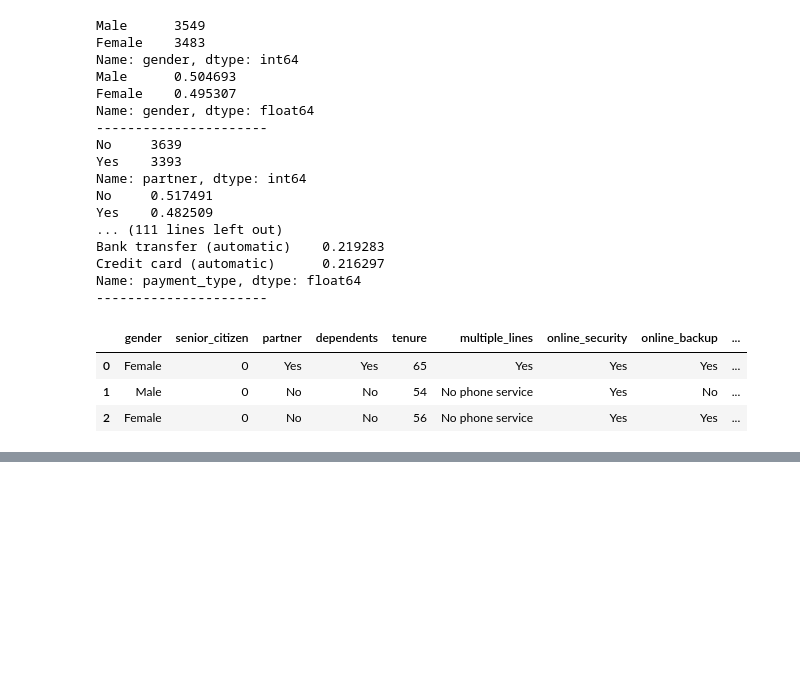
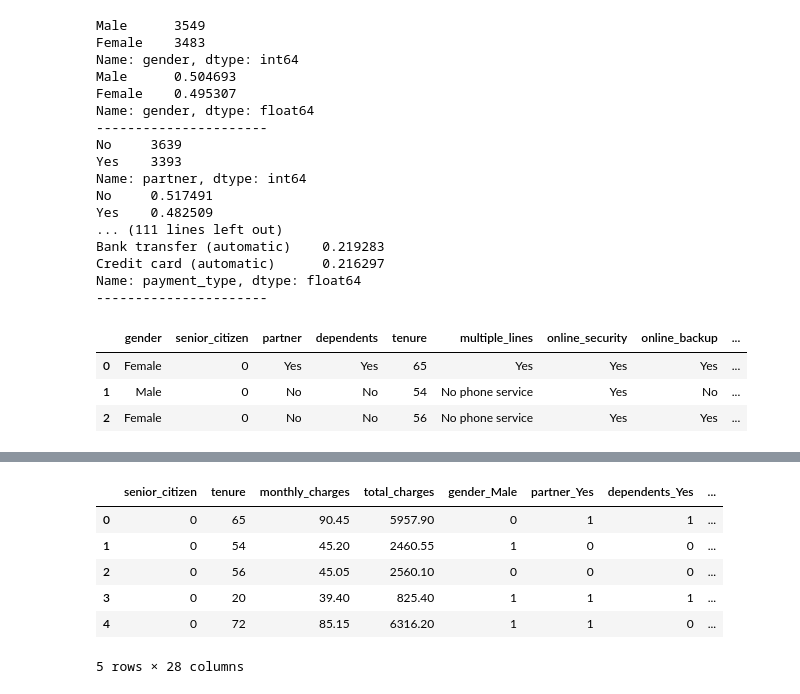
Before and after one commit to Brooke-Holyoak/telco_classification_project, a Jupyter notebook: Telco_scratchpad.ipynb, the cells around one changed output, grey strips where cells are left out. Cells and saved outputs as stored; diff of their text form; code cells hidden in the pictures; blank space fills up the shorter version.

```diff
--- a/Telco_scratchpad.ipynb
+++ b/Telco_scratchpad.ipynb
@@ -342,3 +342,9 @@ df.head(3)
 | 0 | Female | 0 | Yes | Yes | 65 | Yes | Yes | Yes | ... |
 | 1 | Male | 0 | No | No | 54 | No phone service | Yes | No | ... |
 | 2 | Female | 0 | No | No | 56 | No phone service | Yes | Yes | ... |
+# %%
+#since some columns have just yes/no and others have more info, I'm going to keep them together so I can separate them in a more streamlined way.
+
+drop_yn_cols = ['gender', 'partner', 'dependents', 'paperless_billing', 'churn']
+dummy_df = pd.get_dummies(df[drop_yn_cols], dummy_na=False, drop_first=[True])
+dummy_df.head()
@@ -344,0 +358,4 @@ df.head(3)
+# %%
+drop_cols = ['multiple_lines', 'online_security', 'online_backup', 'device_protection', 'tech_support', 'streaming_tv', 'streaming_movies', 'contract_type', 'internet_service_type', 'payment_type']
+dummy_df1 = pd.get_dummies(df[drop_cols], dummy_na=False)
+dummy_df1.head()
@@ -344,0 +390,8 @@ df.head(3)
+# %%
+#Clean this df: remove the no columns
+#the No Internet Service column is redundant, so I'm going to drop all but one, before I concat back onto the df
+redundant_cols = ['multiple_lines_No','online_security_No','online_security_No internet service','online_backup_No', 'online_backup_No internet service','device_protection_No',
+'device_protection_No internet service','tech_support_No', 'tech_support_No internet service','streaming_tv_No','streaming_tv_No internet service','streaming_movies_No']
+
+dummy_df1 = dummy_df1.drop(columns=redundant_cols)
+dummy_df1.head()
@@ -344,0 +405,4 @@ df.head(3)
+# %%
+#now I have the columns I want to add back to my original df
+df = pd.concat([df, dummy_df, dummy_df1], axis=1)
+df.head()
@@ -344,0 +417,14 @@ df.head(3)
+# %%
+#Now I will drop the columns I created dummy columns for drop_yn_cols and drop_cols
+
+df = df.drop(columns = drop_yn_cols)
+df = df.drop(columns = drop_cols)
+df.head()
+# %% [output]
+|  | senior_citizen | tenure | monthly_charges | total_charges | gender_Male | partner_Yes | dependents_Yes | ... |
+| 0 | 0 | 65 | 90.45 | 5957.90 | 0 | 1 | 1 | ... |
+| 1 | 0 | 54 | 45.20 | 2460.55 | 1 | 0 | 0 | ... |
+| 2 | 0 | 56 | 45.05 | 2560.10 | 0 | 0 | 0 | ... |
+| 3 | 0 | 20 | 39.40 | 825.40 | 1 | 1 | 1 | ... |
+| 4 | 0 | 72 | 85.15 | 6316.20 | 1 | 1 | 0 | ... |
+5 rows × 28 columns
```
Also changed, not shown: parts of 11 cells of this notebook, 2 other files.
